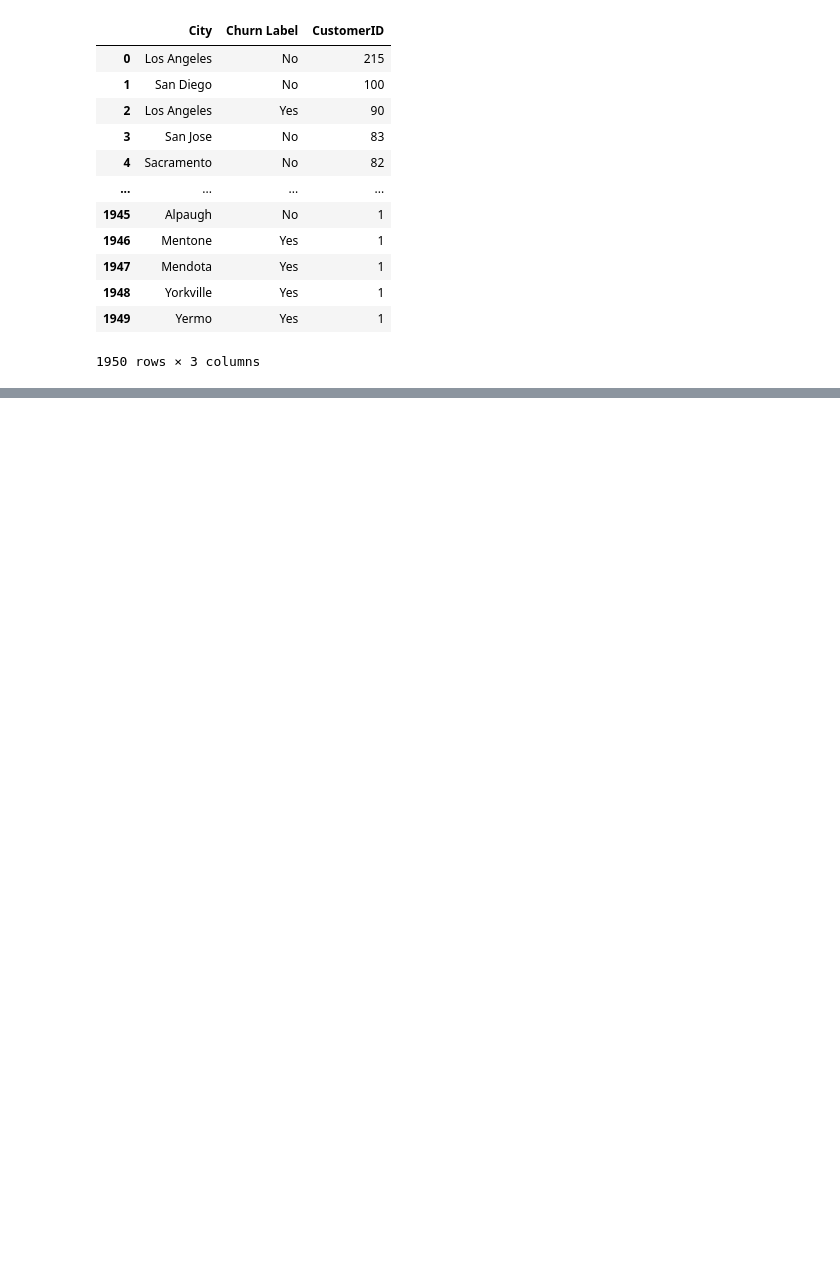
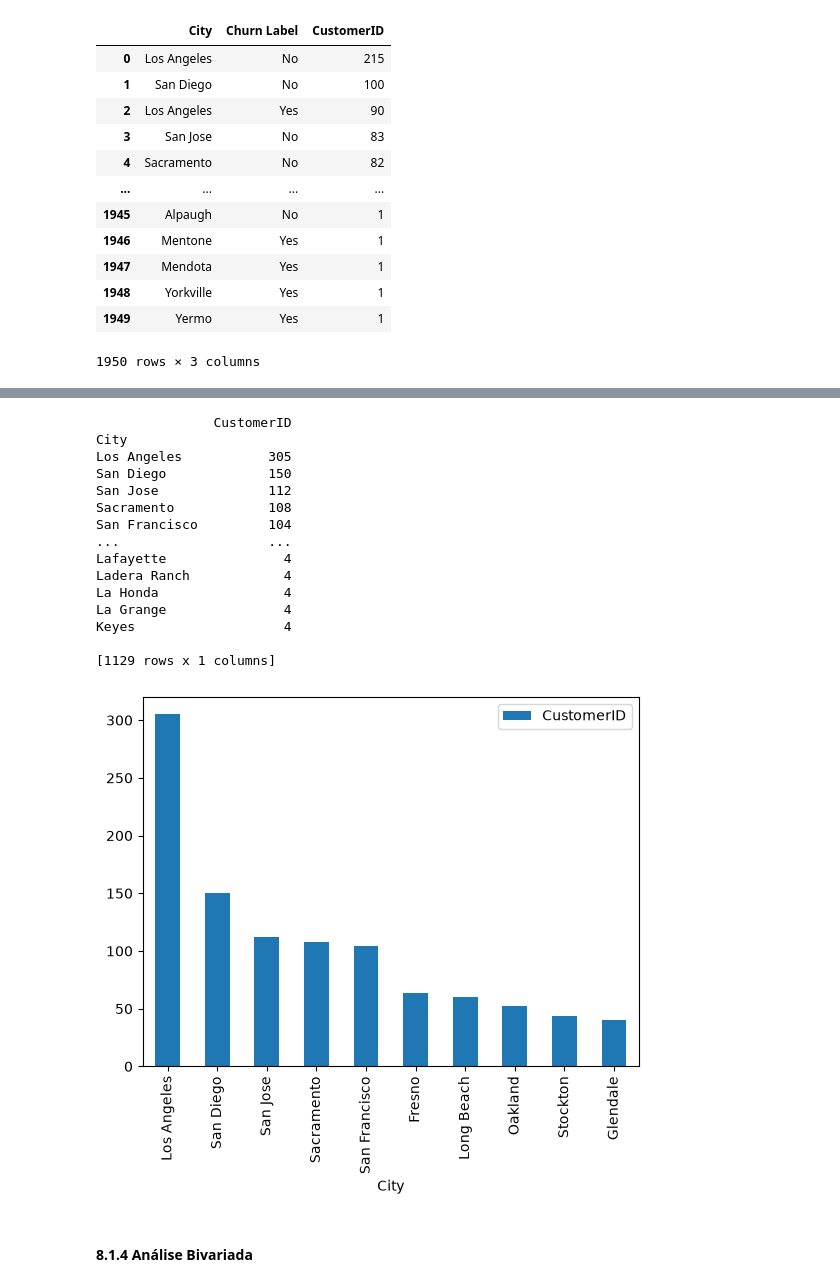
Before and after one commit to lucasffreitasds/churn_IBM, a Jupyter notebook: projeto_churn_IBM.ipynb, the cells around one changed output, grey strips where cells are left out. Saved outputs shown, nothing was run; the diff lists cells and outputs as text; code cells hidden in the pictures; blank space fills up the shorter version.

Commit message:
comecando a fazer analise bivariada

```diff
--- a/projeto_churn_IBM.ipynb
+++ b/projeto_churn_IBM.ipynb
@@ -488,0 +516,24 @@ dtype: object
+# %%
+aux_1 = cat_attributes.loc[:, ['City', 'CustomerID']].groupby('City').count().sort_values(by = 'CustomerID', ascending = False)
+
+aux_1.head(10).plot(kind = 'bar')
+print(aux_1)
+# %% [output]
+               CustomerID
+City
+Los Angeles           305
+San Diego             150
+San Jose              112
+Sacramento            108
+San Francisco         104
+...                   ...
+Lafayette               4
+Ladera Ranch            4
+La Honda                4
+La Grange               4
+Keyes                   4
+
+[1129 rows x 1 columns]
+[figure, added]
+# %% [markdown]
+#### 8.1.4 Análise Bivariada
```
Also changed, not shown: parts of 19 cells of this notebook.
